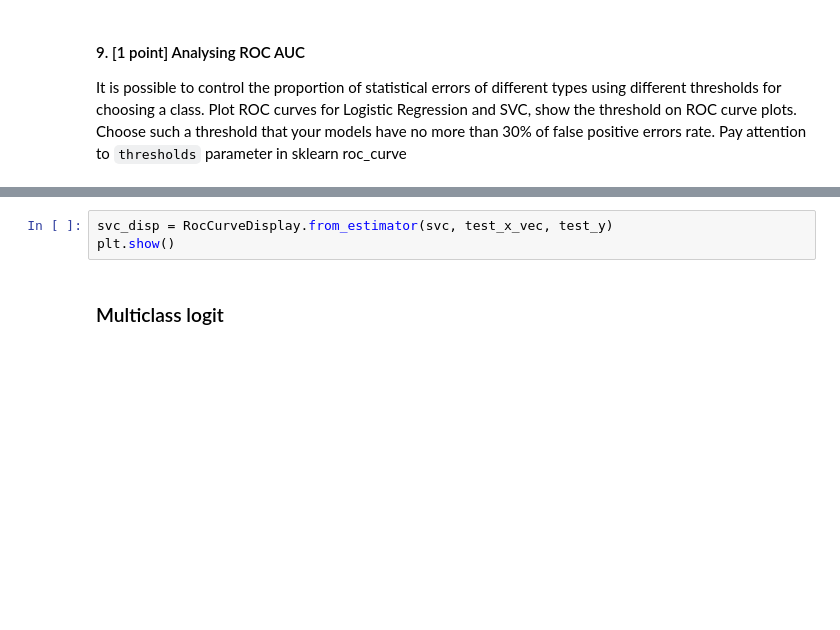
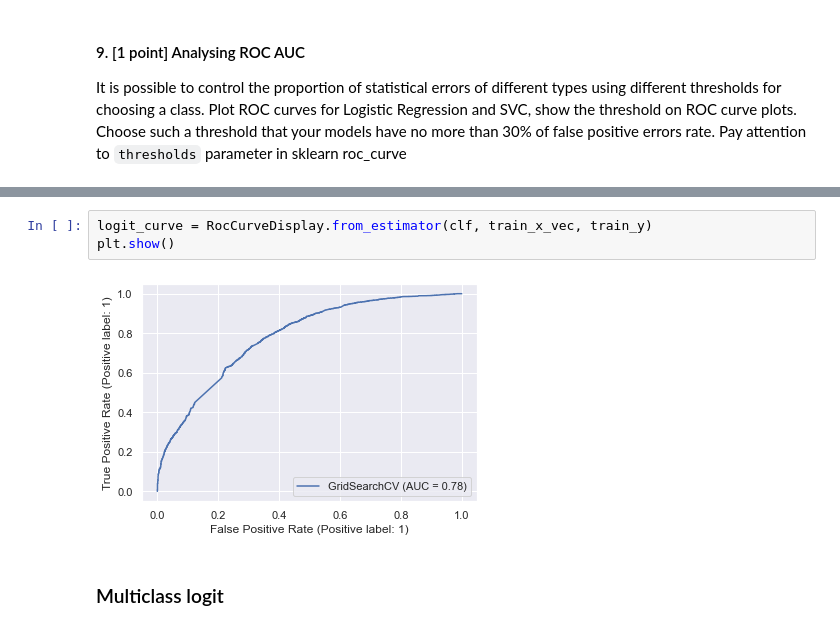
Before and after one commit to shmelzz/data_analysis, a Jupyter notebook: hw3/ml_hw3_Shelemekh_206.ipynb, the cells around one changed output, grey strips where cells are left out. Saved outputs shown, nothing was run; the diff lists cells and outputs as text; blank space fills up the shorter version.

```diff
--- a/hw3/ml_hw3_Shelemekh_206.ipynb
+++ b/hw3/ml_hw3_Shelemekh_206.ipynb
@@ -698,6 +728,8 @@ svc.fit(train_x_vec, train_y)
 # %%
-svc_disp = RocCurveDisplay.from_estimator(svc, test_x_vec, test_y)
+logit_curve = RocCurveDisplay.from_estimator(clf, train_x_vec, train_y)
 plt.show()
+# %% [output]
+[figure, added]
 # %% [markdown]
 ### Multiclass logit
 # %% [markdown]
```
Also changed, not shown: parts of 15 cells of this notebook.
